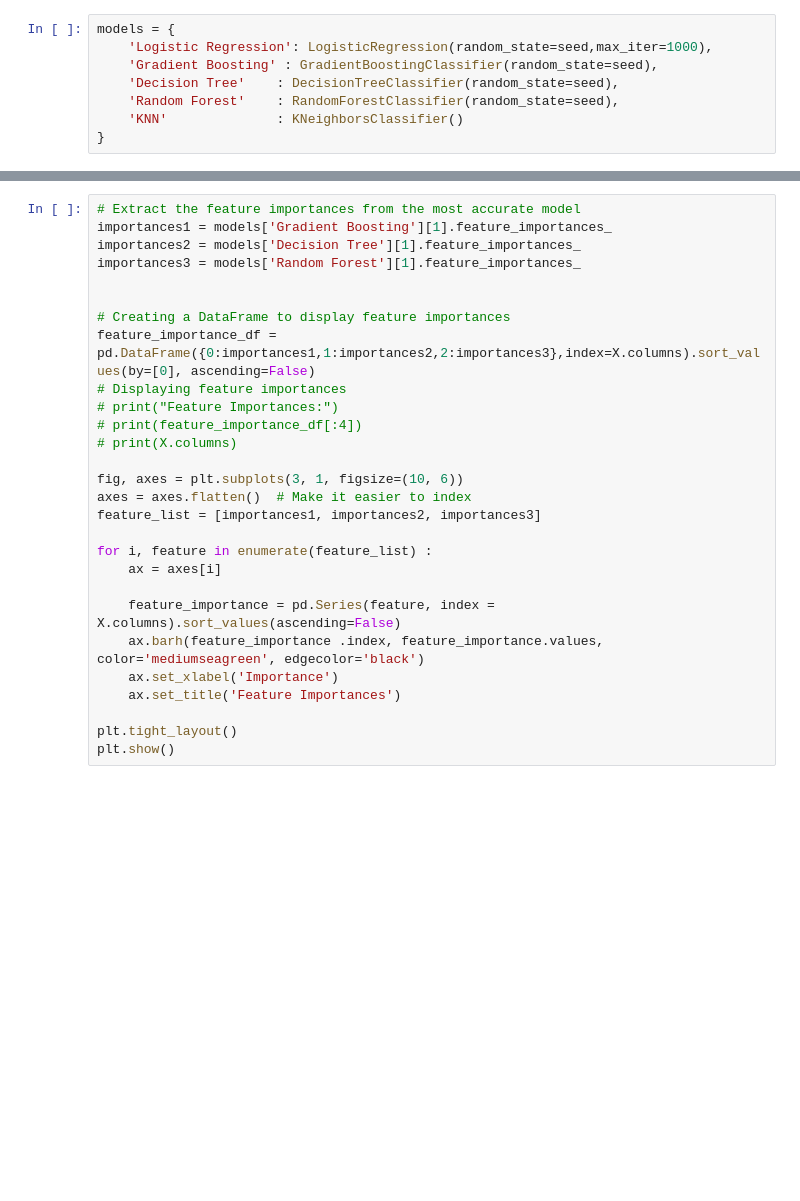
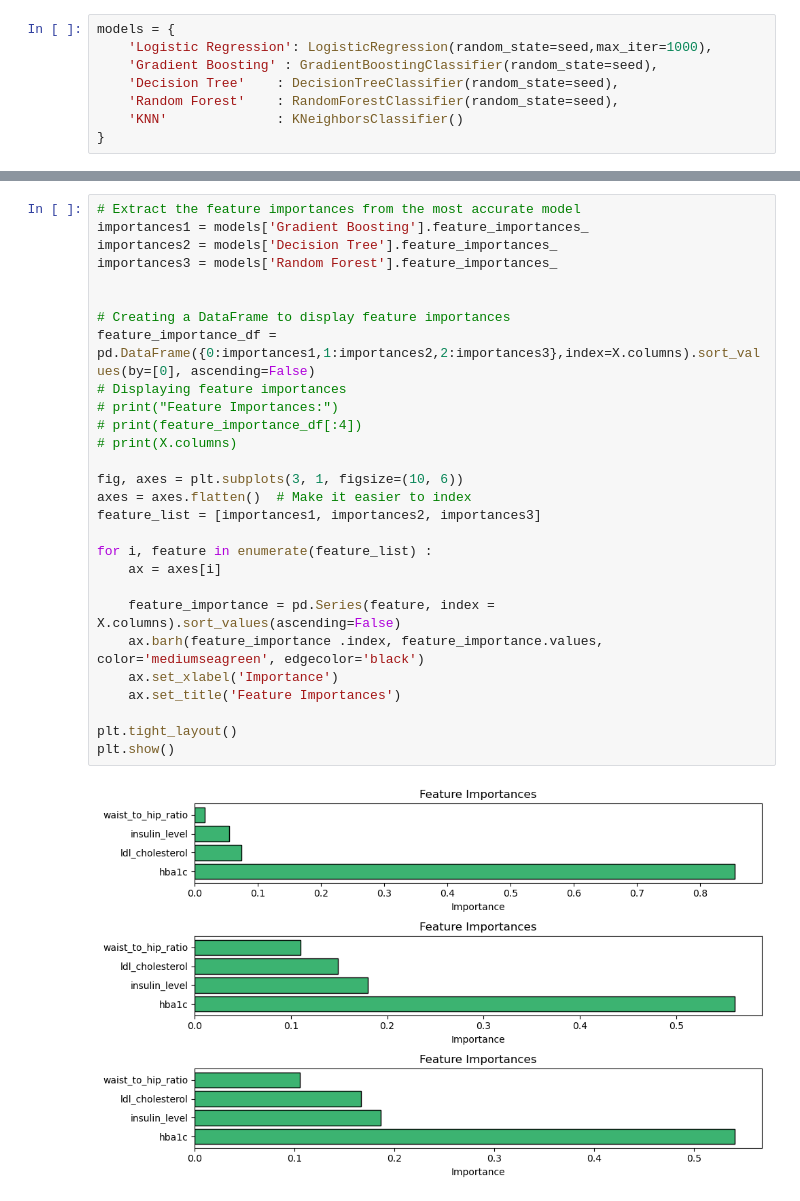
Before and after one commit to XaelZeph/CMSC320_FinalProject, a Jupyter notebook: ML_Stratified_Weighted.ipynb, the cells around one changed output, grey strips where cells are left out. Saved outputs shown, nothing was run; the diff lists cells and outputs as text; blank space fills up the shorter version.

```diff
--- a/ML_Stratified_Weighted.ipynb
+++ b/ML_Stratified_Weighted.ipynb
@@ -207,31 +248,33 @@ for model_name, model in models.items():
 # %%
 # Extract the feature importances from the most accurate model
-importances1 = models['Gradient Boosting'][1].feature_importances_
-importances2 = models['Decision Tree'][1].feature_importances_
-importances3 = models['Random Forest'][1].feature_importances_
+importances1 = models['Gradient Boosting'].feature_importances_
+importances2 = models['Decision Tree'].feature_importances_
+importances3 = models['Random Forest'].feature_importances_
 
 
 # Creating a DataFrame to display feature importances
 feature_importance_df = pd.DataFrame({0:importances1,1:importances2,2:importances3},index=X.columns).sort_values(by=[0], ascending=False)
 # Displaying feature importances
 # print("Feature Importances:")
 # print(feature_importance_df[:4])
 # print(X.columns)
 
 fig, axes = plt.subplots(3, 1, figsize=(10, 6))
 axes = axes.flatten()  # Make it easier to index
 feature_list = [importances1, importances2, importances3]
 
 for i, feature in enumerate(feature_list) :
     ax = axes[i]
 
     feature_importance = pd.Series(feature, index = X.columns).sort_values(ascending=False)
     ax.barh(feature_importance .index, feature_importance.values, color='mediumseagreen', edgecolor='black')
     ax.set_xlabel('Importance')
     ax.set_title('Feature Importances')
 
 plt.tight_layout()
 plt.show()
+# %% [output]
+[figure, added]
 # %%
 total_pd = df[['ldl_cholesterol','insulin_level','hba1c','waist_to_hip_ratio']]
 total_pd['diabetes_num'] = Y['diabetes_num']
```
Also changed, not shown: parts of 5 cells of this notebook.
